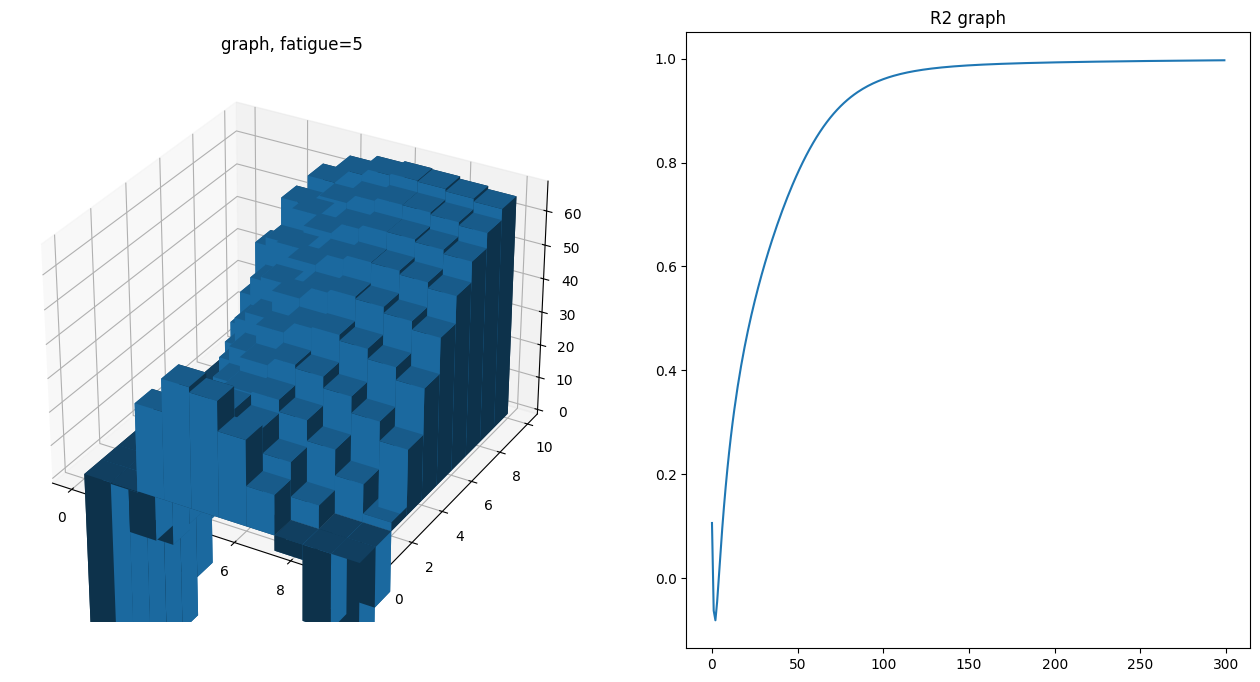
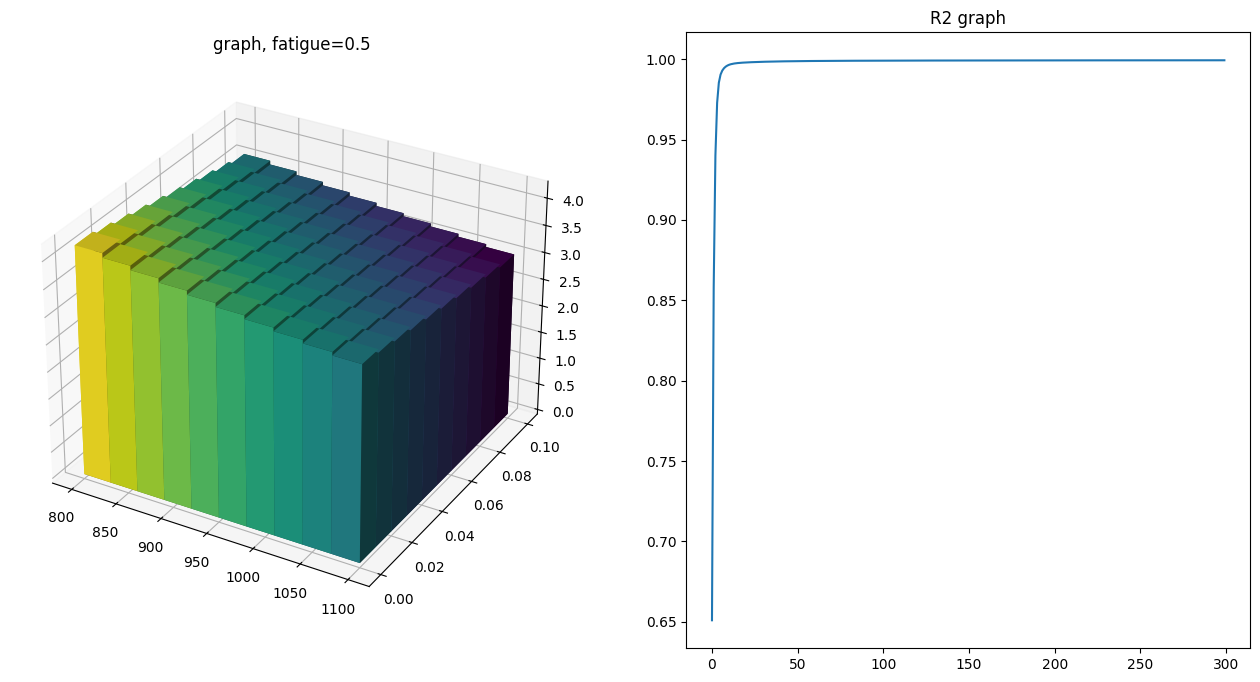
The change to this notebook cell's code, shown as a diff; its figure went from the first image to the second:
--- before
+++ after
@@ -1,3 +1,5 @@
 import numpy as np
+from matplotlib import cm
+from matplotlib.colors import Normalize
 from matplotlib import pyplot as plt
 from mpl_toolkits.mplot3d import Axes3D
@@ -5,8 +7,21 @@
 N = 30000 #경사하강법 반복횟수
 alpha = 0.03 #학습률
-alt = np.array([1, 2, 3, 4, 5, 6, 7, 8, 9, 10]) #해발고도 리스트
-grad = np.array([3, 7, 5, 2, 3, 5, 1, 8, 3, 2]) #경사 리스트(각 x, dy/dx 기울기o)
-fatigue = np.array([1, 4, 9, 2, 4, 6, 9, 2, 0, 9]) #피로도 리스트
-v = np.array([3, 38, 15, 24, 30, 52, 23, 17, 3, 9]) #속도 리스트, 얘네들 싹다 손으로 작성...?
+alt = np.array([750, 780, 804, 849, 886,
+    935, 978, 1047, 1088, 1154,
+    1217, 1304, 1368, 1449, 1520,
+    1629, 1695, 1788, 1870, 1947]) #해발고도 리스트
+grad = np.array([
+    0.043, 0.053, 0.063, 0.074, 0.079,
+    0.092, 0.098, 0.105, 0.114, 0.114,
+    0.129, 0.138, 0.156, 0.147, 0.154,
+    0.158, 0.178, 0.179, 0.191, 0.195]) #경사 리스트(각 x, dy/dx 기울기 o)
+fatigue = np.array([0.42, 0.57, 0.38, 0.61, 0.47,
+    0.53, 0.44, 0.66, 0.36, 0.58,
+    0.49, 0.63, 0.41, 0.55, 0.46,
+    0.69, 0.37, 0.52, 0.43, 0.60]) #피로도 리스트
+v = np.array([3.9, 3.8, 3.7, 3.5, 3.4,
+    3.2, 3.1, 2.9, 2.8, 2.7,
+    2.5, 2.4, 2.2, 2.1, 2.0,
+    1.8, 1.7, 1.6, 1.4, 1.3]) #속도 리스트
 
 R2s = np.array([]) #결정계수 리스트
@@ -52,7 +67,5 @@
 #학습
 for _ in range(N):
-        a = altN
-        g = gradN
-        f = fatigueN
+        a, g, f = altN, gradN, fatigueN
         ea = np.exp(exponentialC[4]*a)
         eg = np.exp(exponentialC[9]*g)
@@ -90,14 +103,33 @@
 ax2 = fig.add_subplot(122)
 
-_x = np.arange(10)
-_y = np.arange(10)
+_x = np.arange(10)*30+800
+_y = np.arange(10)*0.01
+
 _xx, _yy = np.meshgrid(_x, _y)
 x, y = _xx.ravel(), _yy.ravel()
 
-graph = E(x, y, 5)
-ax1.set_title('graph, fatigue=5')
-ax1.bar3d(x, y, np.zeros_like(graph), 1, 1, graph, shade=True)
+graph = E(x, y, .3)
+
+# graph 값을 0~1 범위로 정규화
+norm = Normalize(graph.min(), graph.max())
+
+# colormap 적용
+colors = cm.viridis(norm(graph))
+
+ax1.set_title('graph, fatigue=0.5')
+
+ax1.bar3d(
+    x,
+    y,
+    np.zeros_like(graph),
+    30,
+    0.01,
+    graph,
+    shade=True,
+    color=colors
+)
 
 ax2.set_title("R2 graph")
 ax2.plot(np.arange(300), R2s)
+
 plt.show()

Commit: 결론 도출